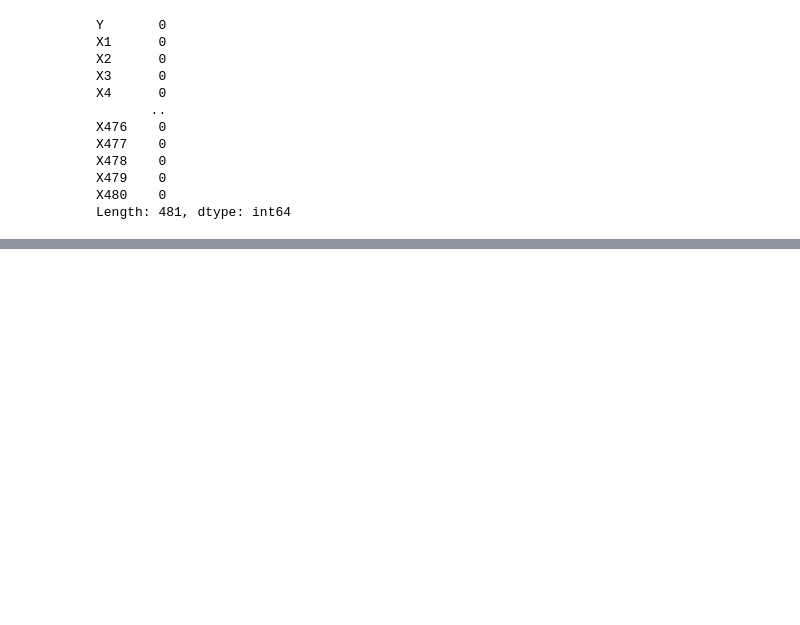
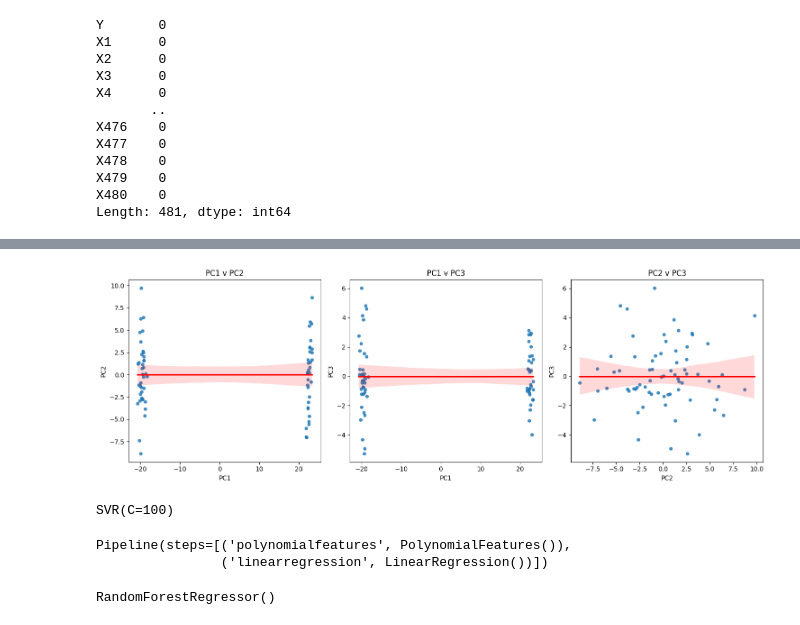
Before and after one commit to boredanon/machine-learning2023-2, a Jupyter notebook: proyecto_ML_José_del_Solar.ipynb, the cells around one changed output, grey strips where cells are left out. Cells and saved outputs as stored; diff of their text form; code cells hidden in the pictures; blank space fills up the shorter version.

```diff
--- a/proyecto_ML_José_del_Solar.ipynb
+++ b/proyecto_ML_José_del_Solar.ipynb
@@ -106,3 +91,12 @@ X478    0
 X479    0
 X480    0
 Length: 481, dtype: int64
+# %%
+from scipy.stats import zscore
+from sklearn.model_selection import train_test_split
+
+X_zscore = zscore(X)
+X_train, X_test, y_train, y_test = train_test_split(X_zscore, y, test_size=0.2)
+
+print(X_zscore.info(), "\n")
+print(X_zscore.describe())
@@ -132,11 +132,12 @@ X_normalized = pd.DataFrame(scaler.fit_transform(X_without_outliers), columns=X.
 # %%
 from sklearn.decomposition import PCA
 
-X_pca = PCA(n_components=3)
-X_pca.fit(X_normalized)
-print(X_pca.explained_variance_ratio_)
-print(X_pca.explained_variance_ratio_.cumsum())
+pca = PCA(n_components=3)
+pca.fit(X_train_no_outliers)
 
-X_pca_data = X_pca.transform(X_normalized)
-print(X_pca_data.shape)
+
+X_train_pca = pca.transform(X_train_no_outliers)
+X_test_pca = pca.transform(X_test)
+print(pca.explained_variance_ratio_)
+print(pca.explained_variance_ratio_.cumsum())
 # %% [output]
@@ -157,0 +146,50 @@ sns.lmplot(x='PC1', y='PC3', data=X_pca_df)
+# %%
+import seaborn as sns
+import matplotlib.pyplot as plt
+
+X_train_pca_df = pd.DataFrame(X_train_pca, columns=['PC1', 'PC2', 'PC3'])
+X_train_pca_df['Y'] = y_train_no_outliers.copy()
+
+fig, axes = plt.subplots(1, 3, figsize=(15,5))
+
+sns.regplot(x='PC1', y='PC2', data=X_train_pca_df,scatter_kws={'s': 20}, line_kws={'color':'red'}, ax = axes[0])
+sns.regplot(x='PC1', y='PC3', data=X_train_pca_df,scatter_kws={'s': 20}, line_kws={'color':'red'}, ax = axes[1])
+sns.regplot(x='PC2', y='PC3', data=X_train_pca_df,scatter_kws={'s': 20}, line_kws={'color':'red'}, ax = axes[2])
+
+axes[0].set_title('PC1 v PC2')
+axes[1].set_title('PC1 v PC3')
+axes[2].set_title('PC2 v PC3')
+
+plt.tight_layout()
+
+plt.show()
+# %% [output]
+[figure, added]
+# %%
+from sklearn.svm import SVR
+
+from sklearn.metrics import mean_squared_error, r2_score
+
+svr = SVR(kernel='rbf', C=100)
+svr.fit(X_train_pca, y_train_no_outliers)
+# %% [output]
+SVR(C=100)
+# %%
+from sklearn.preprocessing import PolynomialFeatures
+from sklearn.linear_model import LinearRegression
+from sklearn.pipeline import make_pipeline
+
+degree = 2
+poly = make_pipeline(PolynomialFeatures(degree), LinearRegression())
+
+poly.fit(X_train_pca, y_train_no_outliers)
+# %% [output]
+Pipeline(steps=[('polynomialfeatures', PolynomialFeatures()),
+                ('linearregression', LinearRegression())])
+# %%
+from sklearn.ensemble import RandomForestRegressor
+
+rf = RandomForestRegressor()
+rf.fit(X_train_pca, y_train_no_outliers)
+# %% [output]
+RandomForestRegressor()
```
Also changed, not shown: parts of 10 cells of this notebook.
